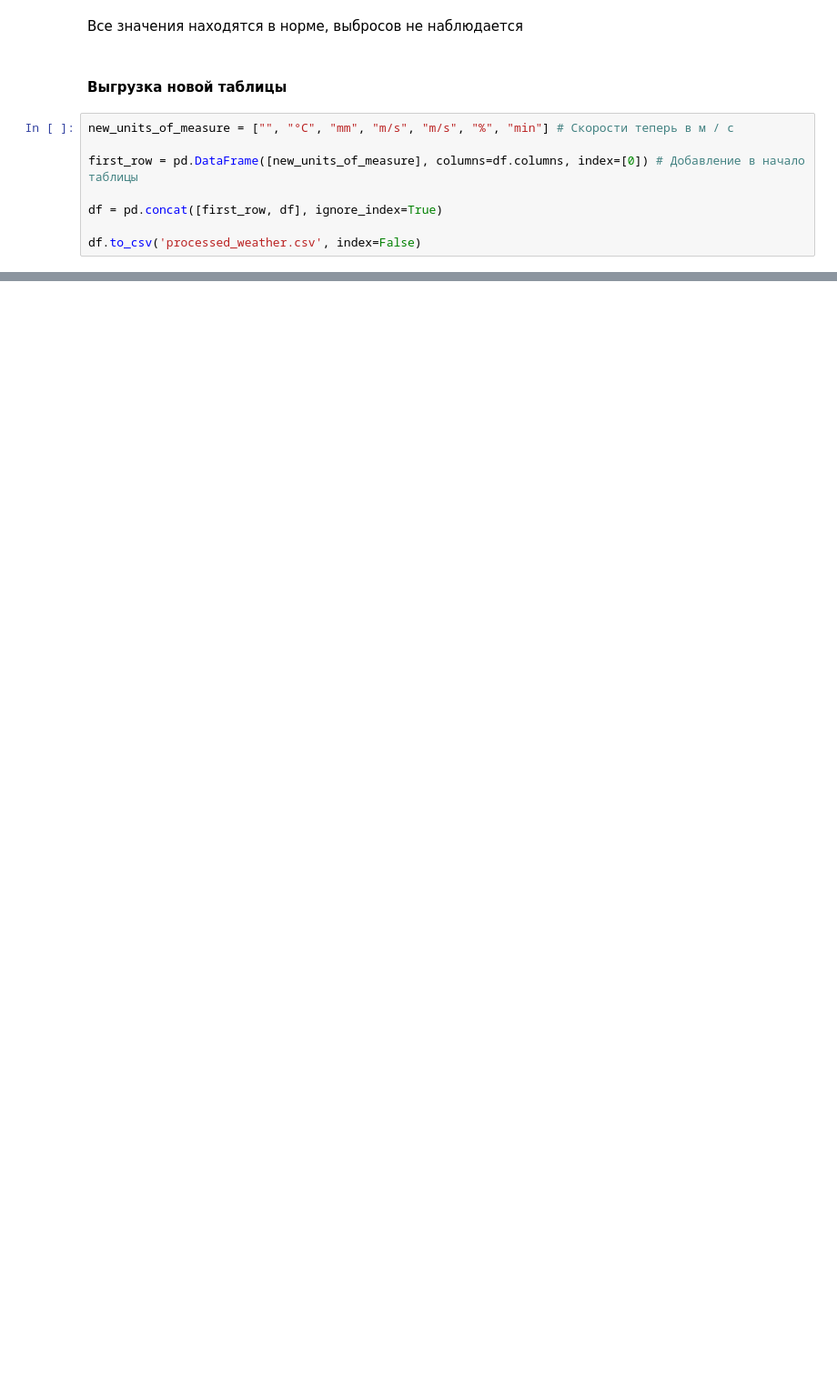
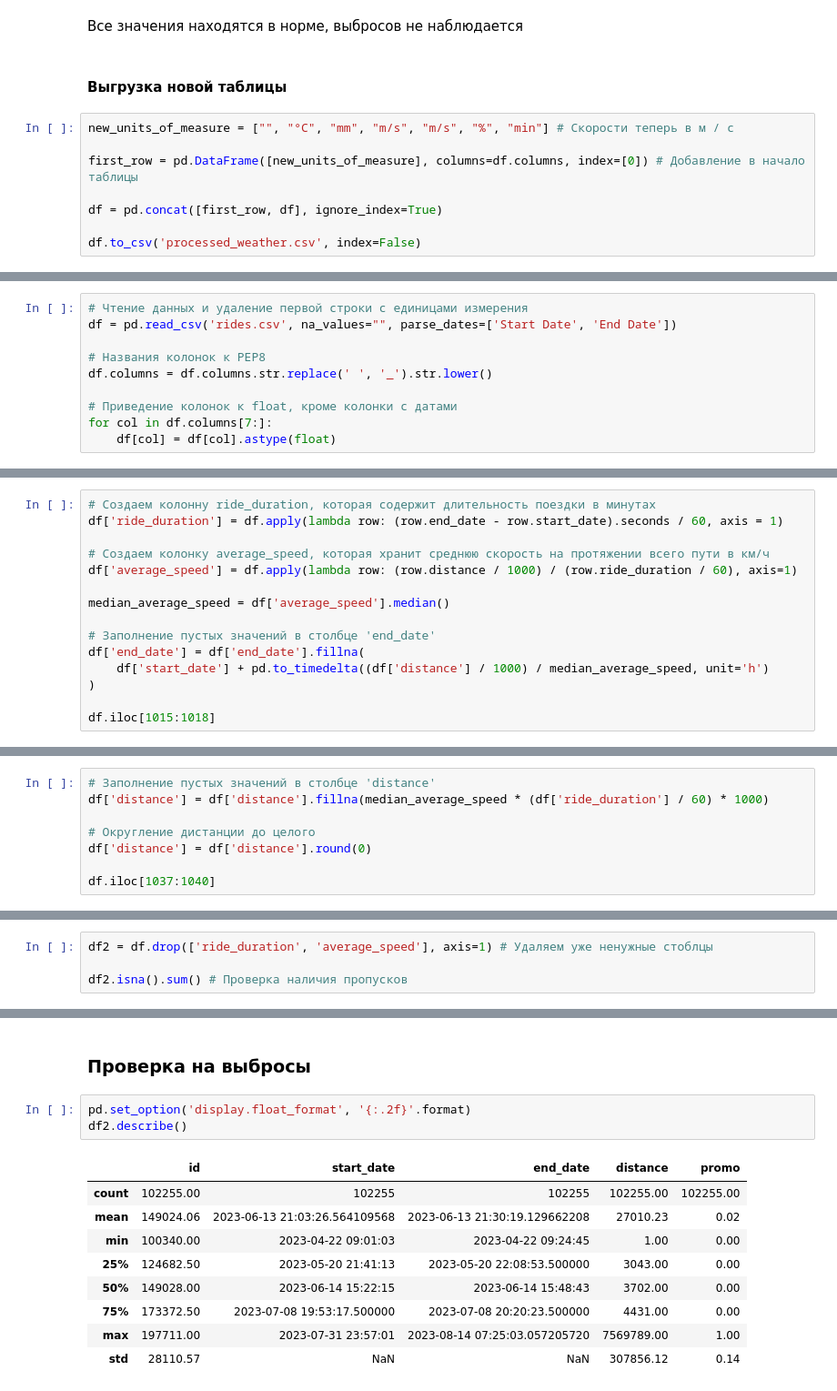
Before and after one commit to PavelFr8/Data-Scooters, a Jupyter notebook: project.ipynb, the cells around one changed output, grey strips where cells are left out. Shown at 91% size. Saved outputs shown, nothing was run; the diff lists cells and outputs as text; blank space fills up the shorter version.

Commit message:
Done ride processing and megre tables

```diff
--- a/project.ipynb
+++ b/project.ipynb
@@ -116,0 +127,10 @@ df.to_csv('processed_weather.csv', index=False)
+# %%
+# Чтение данных и удаление первой строки с единицами измерения
+df = pd.read_csv('rides.csv', na_values="", parse_dates=['Start Date', 'End Date'])
+
+# Названия колонок к PEP8
+df.columns = df.columns.str.replace(' ', '_').str.lower()
+
+# Приведение колонок к float, кроме колонки с датами
+for col in df.columns[7:]:
+    df[col] = df[col].astype(float)
@@ -116,0 +179,15 @@ df.to_csv('processed_weather.csv', index=False)
+# %%
+# Создаем колонну ride_duration, которая содержит длительность поездки в минутах
+df['ride_duration'] = df.apply(lambda row: (row.end_date - row.start_date).seconds / 60, axis = 1)
+
+# Создаем колонку average_speed, которая хранит среднюю скорость на протяжении всего пути в км/ч
+df['average_speed'] = df.apply(lambda row: (row.distance / 1000) / (row.ride_duration / 60), axis=1)
+
+median_average_speed = df['average_speed'].median()
+
+# Заполнение пустых значений в столбце 'end_date'
+df['end_date'] = df['end_date'].fillna(
+    df['start_date'] + pd.to_timedelta((df['distance'] / 1000) / median_average_speed, unit='h')
+)
+
+df.iloc[1015:1018]
@@ -116,0 +216,8 @@ df.to_csv('processed_weather.csv', index=False)
+# %%
+# Заполнение пустых значений в столбце 'distance'
+df['distance'] = df['distance'].fillna(median_average_speed * (df['ride_duration'] / 60) * 1000)
+
+# Округление дистанции до целого
+df['distance'] = df['distance'].round(0)
+
+df.iloc[1037:1040]
@@ -116,0 +231,4 @@ df.to_csv('processed_weather.csv', index=False)
+# %%
+df2 = df.drop(['ride_duration', 'average_speed'], axis=1) # Удаляем уже ненужные стоблцы
+
+df2.isna().sum() # Проверка наличия пропусков
@@ -116,0 +246,15 @@ df.to_csv('processed_weather.csv', index=False)
+# %% [markdown]
+### Проверка на выбросы
+# %%
+pd.set_option('display.float_format', '{:.2f}'.format)
+df2.describe()
+# %% [output]
+|  | id | start_date | end_date | distance | promo |
+| count | 102255.00 | 102255 | 102255 | 102255.00 | 102255.00 |
+| mean | 149024.06 | 2023-06-13 21:03:26.564109568 | 2023-06-13 21:30:19.129662208 | 27010.23 | 0.02 |
+| min | 100340.00 | 2023-04-22 09:01:03 | 2023-04-22 09:24:45 | 1.00 | 0.00 |
+| 25% | 124682.50 | 2023-05-20 21:41:13 | 2023-05-20 22:08:53.500000 | 3043.00 | 0.00 |
+| 50% | 149028.00 | 2023-06-14 15:22:15 | 2023-06-14 15:48:43 | 3702.00 | 0.00 |
+| 75% | 173372.50 | 2023-07-08 19:53:17.500000 | 2023-07-08 20:20:23.500000 | 4431.00 | 0.00 |
+| max | 197711.00 | 2023-07-31 23:57:01 | 2023-08-14 07:25:03.057205720 | 7569789.00 | 1.00 |
+| std | 28110.57 | NaN | NaN | 307856.12 | 0.14 |
```
Also changed, not shown: parts of 44 cells of this notebook, 2 other files.
